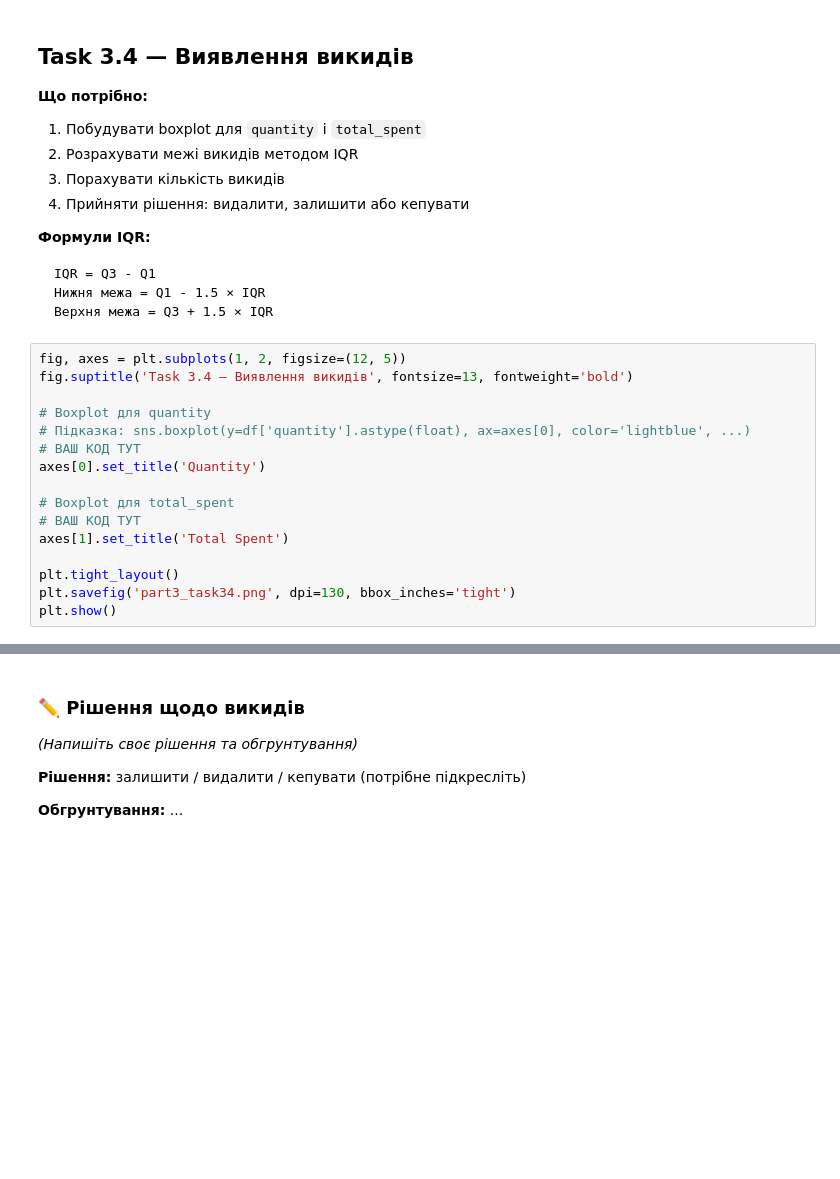
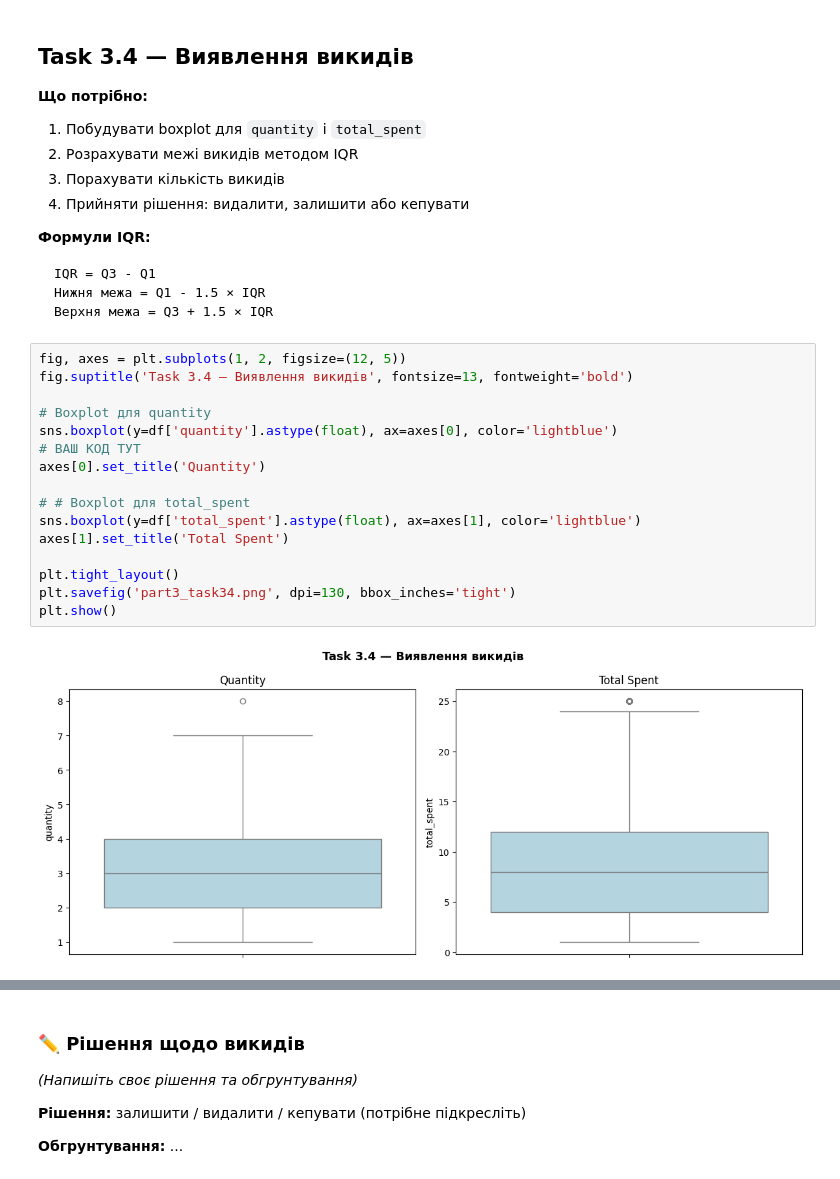
Before and after one commit to Alister44/Analysis_Cafe_Sales, a Jupyter notebook: cafe_eda_workbook_version2.ipynb, the cells around one changed output, grey strips where cells are left out. Drawn from its saved outputs; the diff is of its cells as text; blank space fills up the shorter version.

```diff
--- a/cafe_eda_workbook_version2.ipynb
+++ b/cafe_eda_workbook_version2.ipynb
@@ -849,18 +849,20 @@ IQR = Q3 - Q1
 # %%
 fig, axes = plt.subplots(1, 2, figsize=(12, 5))
 fig.suptitle('Task 3.4 — Виявлення викидів', fontsize=13, fontweight='bold')
 
 # Boxplot для quantity
-# Підказка: sns.boxplot(y=df['quantity'].astype(float), ax=axes[0], color='lightblue', ...)
+sns.boxplot(y=df['quantity'].astype(float), ax=axes[0], color='lightblue')
 # ВАШ КОД ТУТ
 axes[0].set_title('Quantity')
 
-# Boxplot для total_spent
-# ВАШ КОД ТУТ
+# # Boxplot для total_spent
+sns.boxplot(y=df['total_spent'].astype(float), ax=axes[1], color='lightblue')
 axes[1].set_title('Total Spent')
 
 plt.tight_layout()
 plt.savefig('part3_task34.png', dpi=130, bbox_inches='tight')
 plt.show()
+# %% [output]
+[figure, added]
 # %%
 # Кількісний аналіз викидів методом IQR
```
Also changed, not shown: parts of 6 cells of this notebook.
